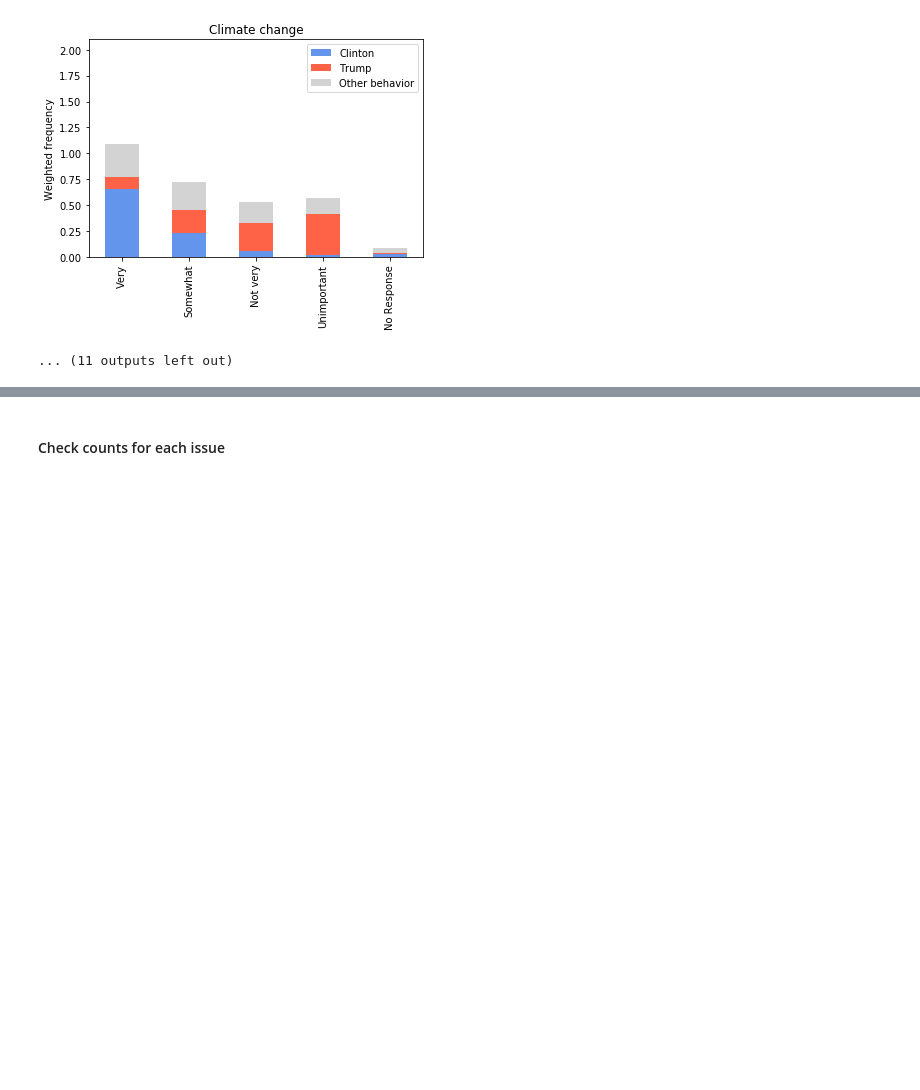
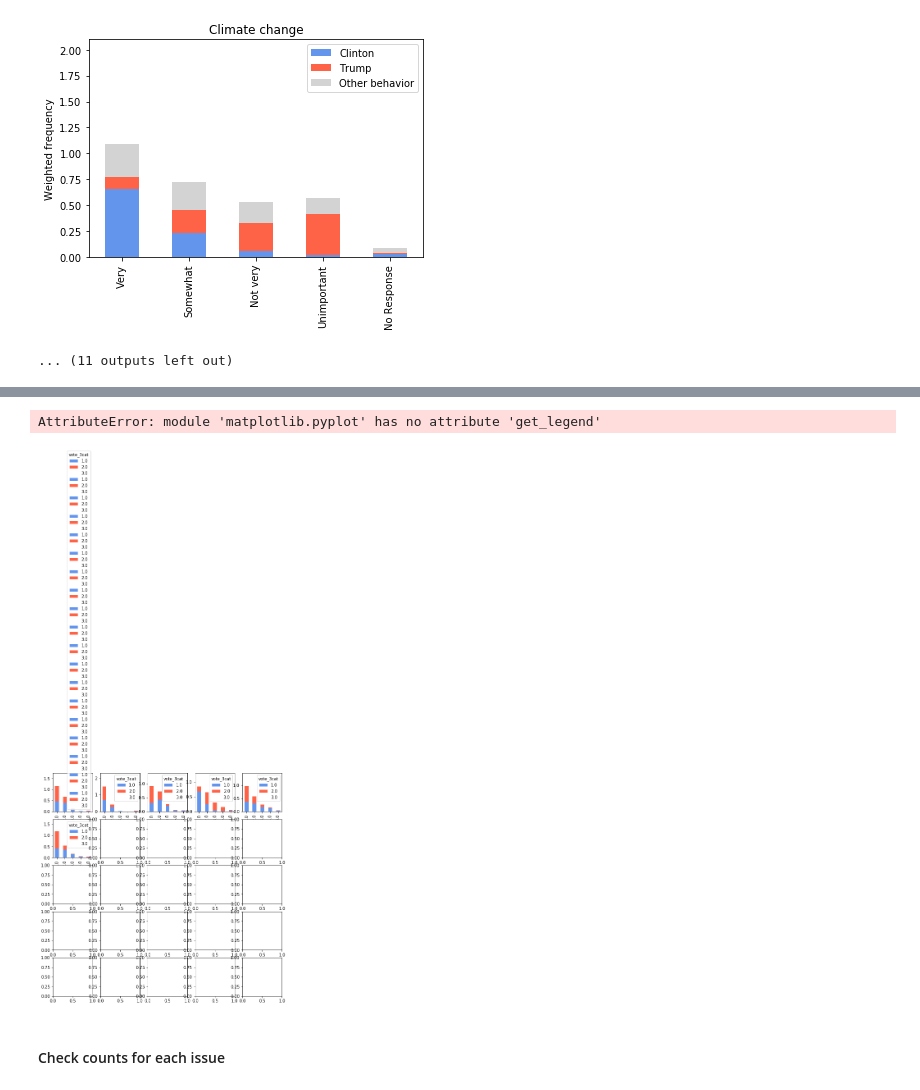
Before and after one commit to ali0003433/predict-by-issue-prioritization, a Jupyter notebook: notebooks/2-al-exploration.ipynb, the cells around one changed output, grey strips where cells are left out. Cells and saved outputs as stored; diff of their text form; code cells hidden in the pictures; blank space fills up the shorter version.

```diff
--- a/notebooks/2-al-exploration.ipynb
+++ b/notebooks/2-al-exploration.ipynb
@@ -484,3 +489,31 @@ plt.show()
+# %%
+fig, ax = plt.subplots(figsize=(10,10), ncols=5, nrows=5)
+crm_wgtd.T.plot(kind='bar', stacked=True, color=palette_short, ax=ax[0][0])
+ecn_wgtd.T.plot(kind='bar', stacked=True, color=palette_short, ax=ax[0][1])
+imm_wgtd.T.plot(kind='bar', stacked=True, color=palette_short, ax=ax[0][2])
+env_wgtd.T.plot(kind='bar', stacked=True, color=palette_short, ax=ax[0][3])
+rlg_wgtd.T.plot(kind='bar', stacked=True, color=palette_short, ax=ax[0][4])
+terr_wgtd.T.plot(kind='bar', stacked=True, color=palette_short, ax=ax[1][0])
+gay_wgtd.T.plot(kind='bar', stacked=True, color=palette_short, ax=ax[1][0])
+ed_wgtd.T.plot(kind='bar', stacked=True, color=palette_short, ax=ax[1][0])
+mdlv_wgtd.T.plot(kind='bar', stacked=True, color=palette_short, ax=ax[1][0])
+hlthcr_wgtd.T.plot(kind='bar', stacked=True, color=palette_short, ax=ax[1][0])
+mny_wgtd.T.plot(kind='bar', stacked=True, color=palette_short, ax=ax[1][0])
+clm_wgtd.T.plot(kind='bar', stacked=True, color=palette_short, ax=ax[2][0])
+soc_wgtd.T.plot(kind='bar', stacked=True, color=palette_short, ax=ax[2][0])
+inf_wgtd.T.plot(kind='bar', stacked=True, color=palette_short, ax=ax[2][0])
+jbs_wgtd.T.plot(kind='bar', stacked=True, color=palette_short, ax=ax[2][0])
+bdgt_wgtd.T.plot(kind='bar', stacked=True, color=palette_short, ax=ax[0][0])
+pov_wgtd.T.plot(kind='bar', stacked=True, color=palette_short, ax=ax[0][0])
+txs_wgtd.T.plot(kind='bar', stacked=True, color=palette_short, ax=ax[0][0])
+mdcr_wgtd.T.plot(kind='bar', stacked=True, color=palette_short, ax=ax[0][0])
+abrt_wgtd.T.plot(kind='bar', stacked=True, color=palette_short, ax=ax[0][0])
+szgv_wgtd.T.plot(kind='bar', stacked=True, color=palette_short, ax=ax[0][0])
+rceql_wgtd.T.plot(kind='bar', stacked=True, color=palette_short, ax=ax[0][0])
+gdreql_wgtd.T.plot(kind='bar', stacked=True, color=palette_short, ax=ax[0][0])
+# %% [output]
+AttributeError: module 'matplotlib.pyplot' has no attribute 'get_legend'
+[figure, added]
 # %% [markdown]
 #### Check counts for each issue
 # %% [markdown]
```
Also changed, not shown: parts of 8 cells of this notebook, 5 other files.
